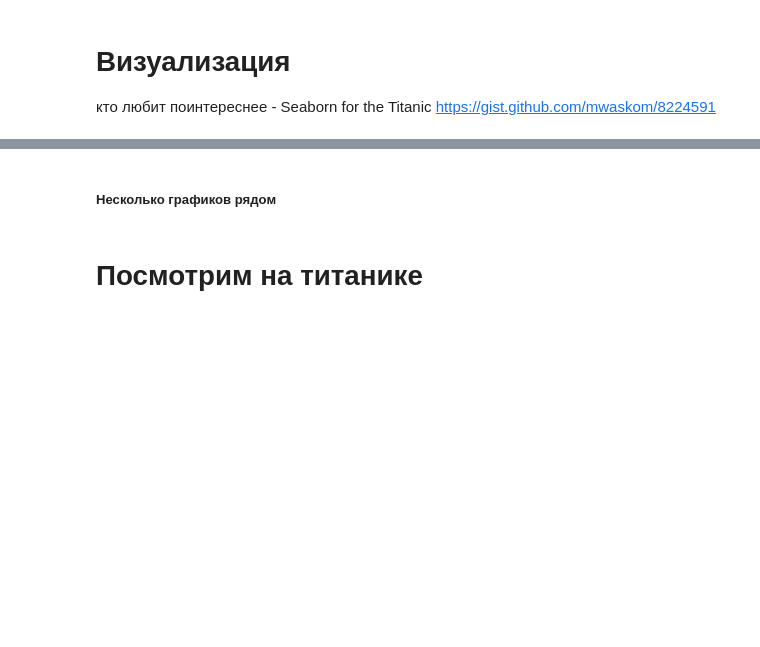
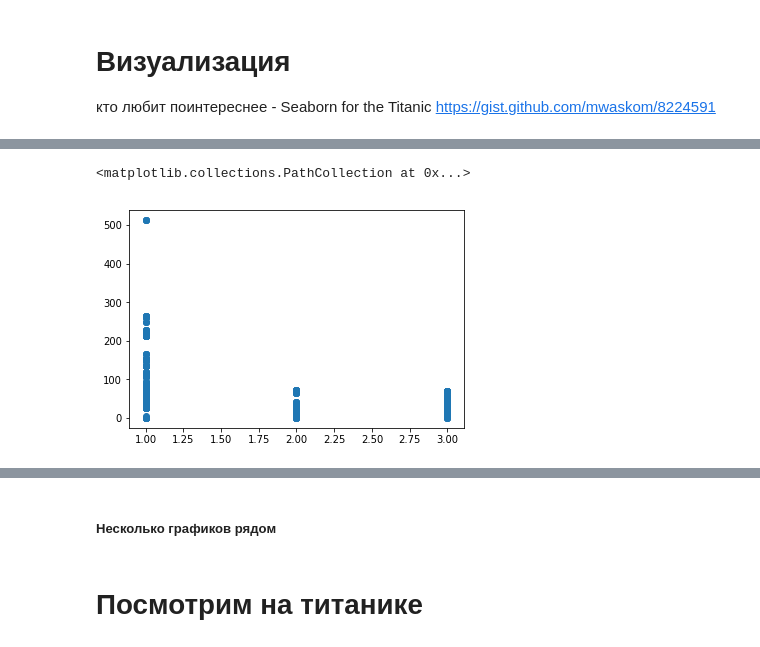
Before and after one commit to Kinetikm/AppliedPythonF2019, a Jupyter notebook: lectures/lecture_05_ml/notebooks/lecture_05_ml_part_2_pandas.ipynb, the cells around one changed output, grey strips where cells are left out. Cells and saved outputs as stored; diff of their text form; code cells hidden in the pictures; blank space fills up the shorter version.

```diff
--- a/lectures/lecture_05_ml/notebooks/lecture_05_ml_part_2_pandas.ipynb
+++ b/lectures/lecture_05_ml/notebooks/lecture_05_ml_part_2_pandas.ipynb
@@ -77,7 +110,7 @@ df = pd.DataFrame({
 # %%
 # пандас умеет загружать данные из разных источников.
 # TODO загрузите данные из tsv файла
-titanik_csv =
+titanik_csv = pd.read_csv("titanik.tsv", sep="|", index_col=0)
 # %% [markdown]
 ##### 1. посмотреть как выглядят данные
 # %%
@@ -209,3 +350,5 @@ titanik_csv.loc[0, 'name'].split(',')[0]
+# %%
+titanik_csv['name_part_1'] = titanik_csv['name'].apply(lambda x: x.split(',')[0])
 # %% [markdown]
 чтобы проделать этот финт со всеми строками - не нужно итерироваться в цикле.
 достаточно применить некоторую функцию.
@@ -331,0 +539,5 @@ plt.scatter(x, np.random.randn(100), c=['r' if int(i * 10) % 2 == 1 else 'b' for
+# %%
+plt.scatter(titanik_csv['pclass'], titanik_csv['fare'])
+# %% [output]
+<matplotlib.collections.PathCollection at 0x...>
+[figure, added]
```
Also changed, not shown: parts of 33 cells of this notebook, 9 other files.
